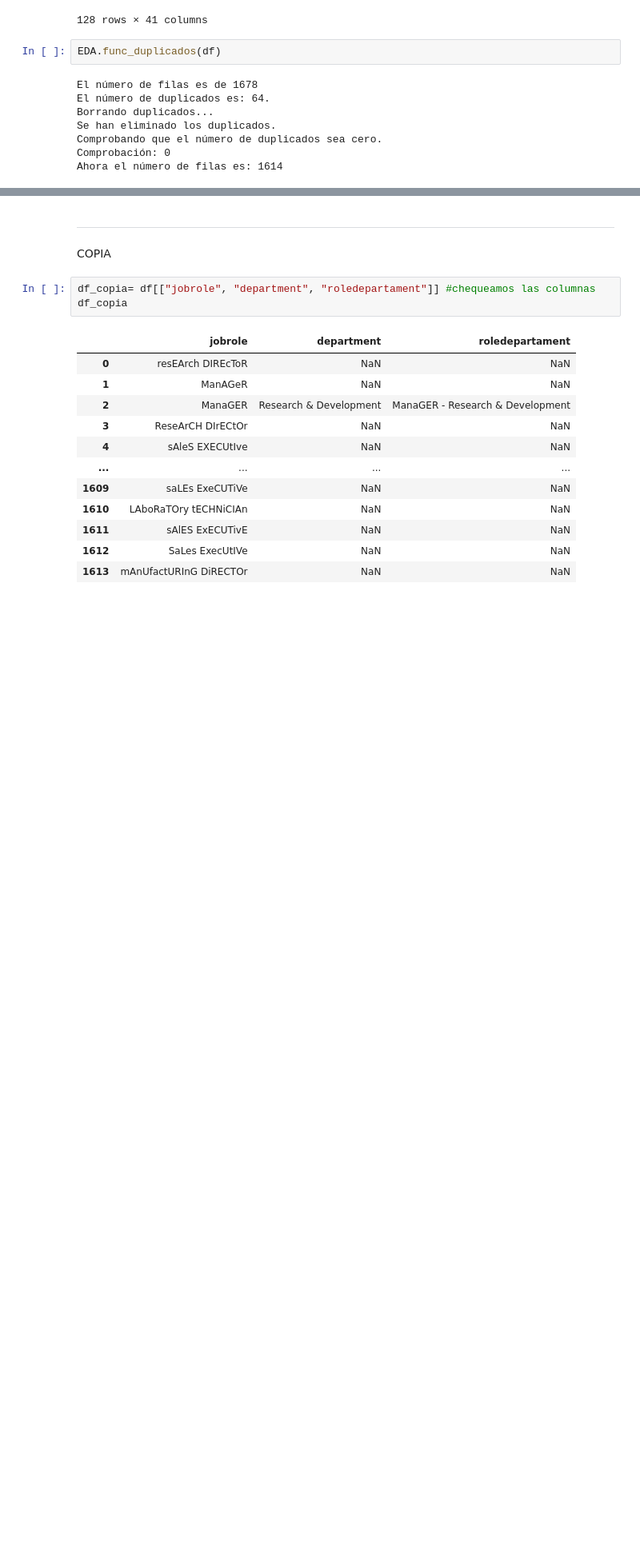
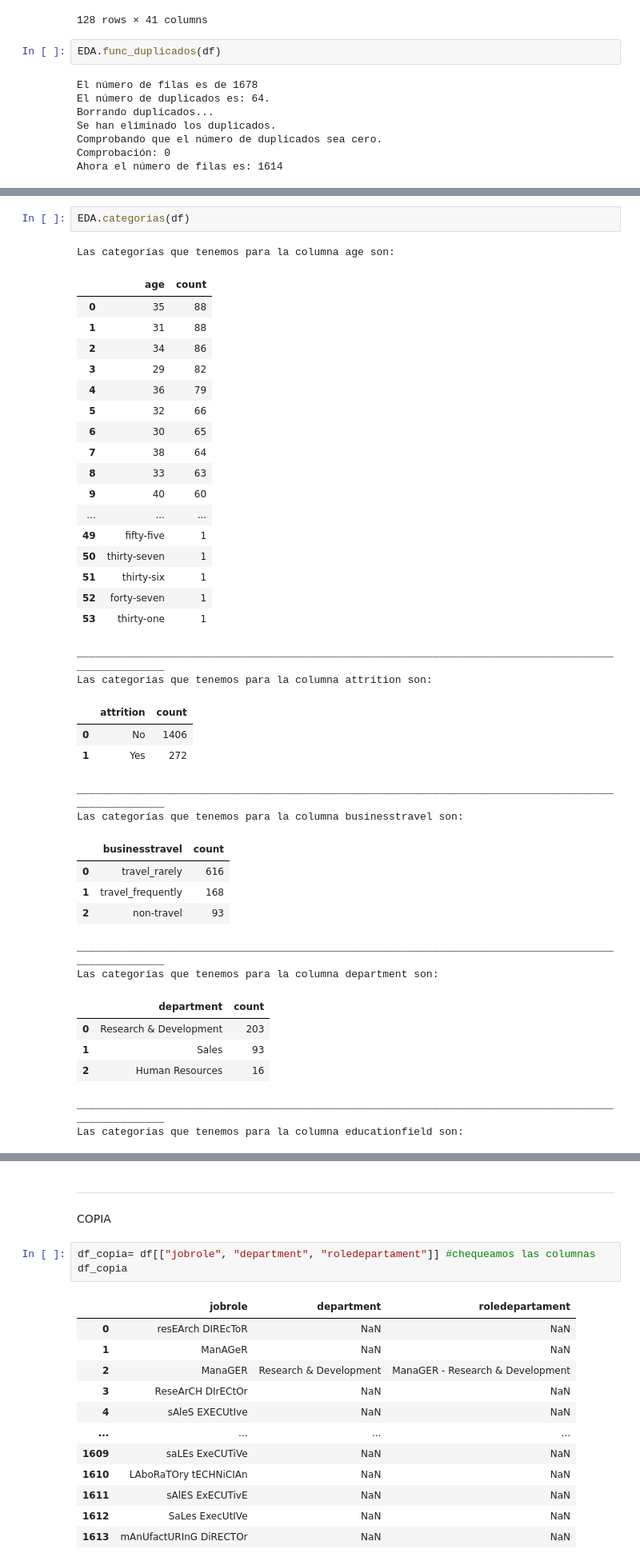
Before and after one commit to AnaROGA/project-da-promo-54-modulo-3-team-1, a Jupyter notebook: notebooks/Fase_1y2_EDA_y_Transformacion_Datos/EDA.ipynb, the cells around one changed output, grey strips where cells are left out. Shown: that part at 80% size. Cells and saved outputs as stored; diff of their text form; blank space fills up the shorter version.

```diff
--- a/notebooks/Fase_1y2_EDA_y_Transformacion_Datos/EDA.ipynb
+++ b/notebooks/Fase_1y2_EDA_y_Transformacion_Datos/EDA.ipynb
@@ -264,0 +192,40 @@ Las categorías que tenemos para la columna jobrole son:
+# %%
+EDA.categorias(df)
+# %% [output]
+Las categorías que tenemos para la columna age son:
+|  | age | count |
+| 0 | 35 | 88 |
+| 1 | 31 | 88 |
+| 2 | 34 | 86 |
+| 3 | 29 | 82 |
+| 4 | 36 | 79 |
+| 5 | 32 | 66 |
+| 6 | 30 | 65 |
+| 7 | 38 | 64 |
+| 8 | 33 | 63 |
+| 9 | 40 | 60 |
+| ... | ... | ... |
+| 49 | fifty-five | 1 |
+| 50 | thirty-seven | 1 |
+| 51 | thirty-six | 1 |
+| 52 | forty-seven | 1 |
+| 53 | thirty-one | 1 |
+____________________________________________________________________________________________________
+Las categorías que tenemos para la columna attrition son:
+|  | attrition | count |
+| 0 | No | 1406 |
+| 1 | Yes | 272 |
+____________________________________________________________________________________________________
+Las categorías que tenemos para la columna businesstravel son:
+|  | businesstravel | count |
+| 0 | travel_rarely | 616 |
+| 1 | travel_frequently | 168 |
+| 2 | non-travel | 93 |
+____________________________________________________________________________________________________
+Las categorías que tenemos para la columna department son:
+|  | department | count |
+| 0 | Research & Development | 203 |
+| 1 | Sales | 93 |
+| 2 | Human Resources | 16 |
+____________________________________________________________________________________________________
+Las categorías que tenemos para la columna educationfield son:
```
Also changed, not shown: parts of 19 cells of this notebook, 2 other files.
